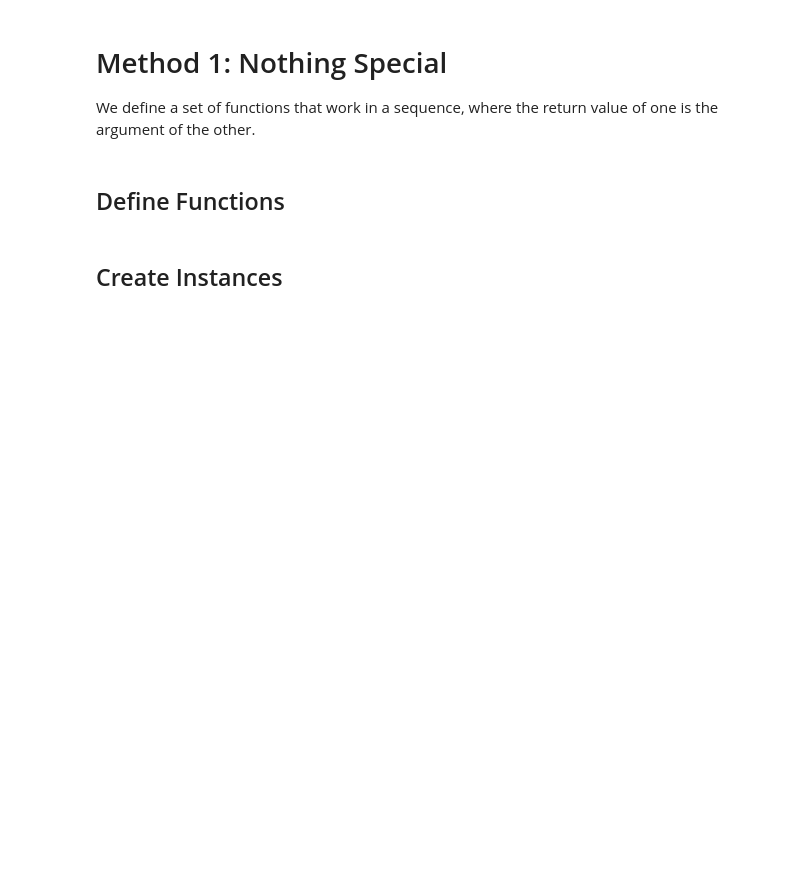
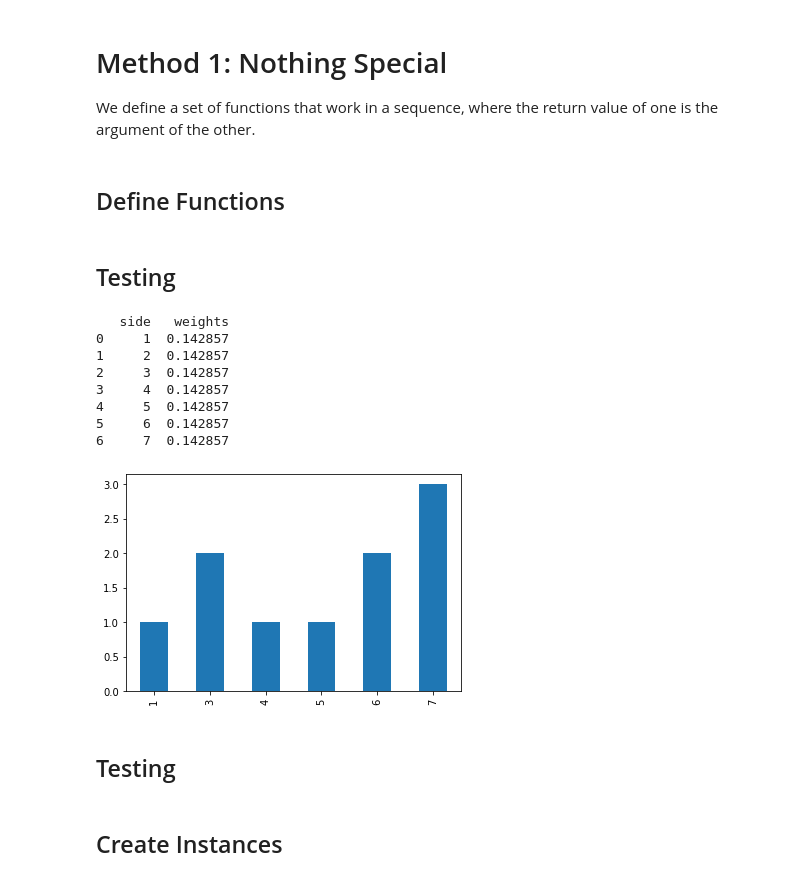
Before and after one commit to ballard11/DS5100-2022-08-O, a Jupyter notebook: lessons/M07_PythonClasses/M07-02-ClassesExample.ipynb, the cells around one changed output. Saved outputs shown, nothing was run; the diff lists cells and outputs as text; code cells hidden in the pictures; blank space fills up the shorter version.

```diff
--- a/lessons/M07_PythonClasses/M07-02-ClassesExample.ipynb
+++ b/lessons/M07_PythonClasses/M07-02-ClassesExample.ipynb
@@ -38,6 +38,46 @@ def roll_dice(my_die, n_rolls=1):
 
 def plot_results(my_results):
     my_results.value_counts().sort_index().plot.bar();
+# %% [markdown]
+## Testing
+# %%
+def create_die(weights):
+    n_sides = len(weights)
+    my_probs = [i/sum(weights) for i in weights]
+    my_die = pd.DataFrame({
+        'side': range(1, n_sides + 1),
+        'weights': my_probs
+    })
+    print(my_die)
+    return my_die
+
+def roll_dice(my_die, n_rolls=1):
+    results = []
+    for i in range(n_rolls):
+        result = my_die.side.sample(weights=my_die.weights).values[0]
+        results.append(result)
+    return pd.Series(results)
+
+def plot_results(my_results):
+    my_results.value_counts().sort_index().plot.bar();
+# %%
+n_rolls = 10
+
+fair_die = create_die([1,1,1,1,1,1,1])
+fair_results = roll_dice(fair_die, n_rolls)
+plot_results(fair_results)
+# %% [output]
+   side   weights
+0     1  0.142857
+1     2  0.142857
+2     3  0.142857
+3     4  0.142857
+4     5  0.142857
+5     6  0.142857
+6     7  0.142857
+[figure, added]
+# %% [markdown]
+## Testing
 # %% [markdown]
 ## Create Instances
 # %%
```
Also changed, not shown: 2 other files.
